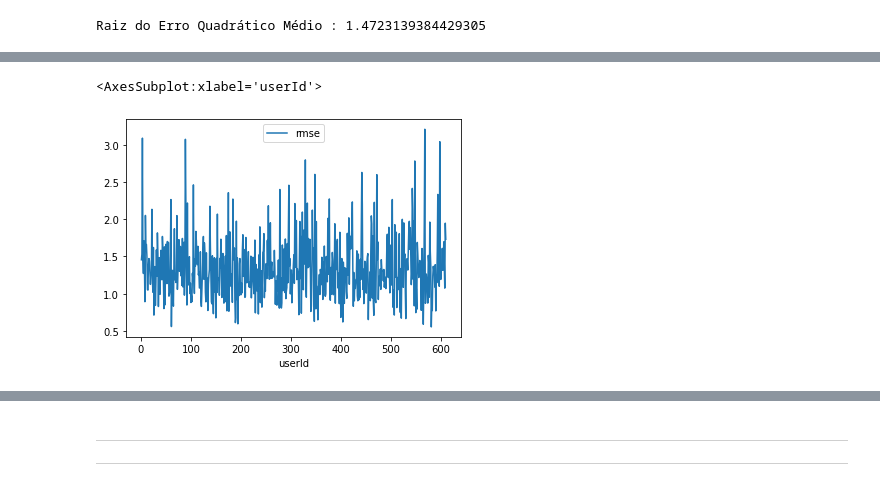
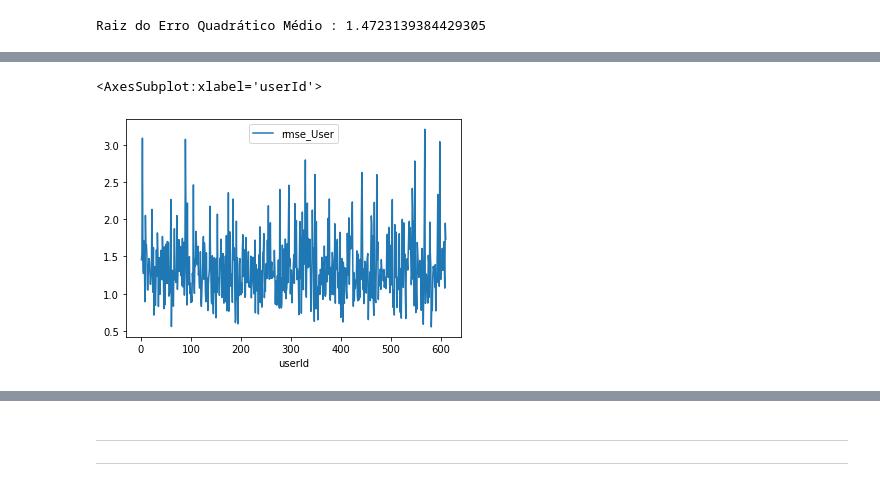
Before and after one commit to xnes/recsys, a Jupyter notebook: rec_sys_apresentacao.ipynb, the cells around one changed output, grey strips where cells are left out. Saved outputs shown, nothing was run; the diff lists cells and outputs as text; code cells hidden in the pictures.

```diff
--- a/rec_sys_apresentacao.ipynb
+++ b/rec_sys_apresentacao.ipynb
@@ -178,13 +185,8 @@ $$r_{xy} =\frac{\sum ^n _{i=1}(x_i - \bar{x})(y_i - \bar{y})}{\sqrt{\sum ^n _{i=
-# %%
-# DEPRECATED: APRESENTAVA ALGUNS ERRROS E VOLTAVA UMA LISTA
-#def obter_mais_similares(target, matriz_similaridade, matriz_dados, k = 25):
-#    todas_similaridades = matriz_similaridade.loc[target].to_numpy()     #criar um array com a linha do target na matrix de similaridades
-#    k_mais_similares = matriz_dados.index[todas_similaridades.argpartition(-k)[-k-1:-1]] #seleciona os k com similaridade mais alta no vetor excluindo ele mesmo
-#    return k_mais_similares
-def obter_mais_similares(target, matriz_similaridade, matriz_dados, k = 25):
-    similares = matriz_similaridade.loc[target].sort_values(ascending=False).drop(target)
-    similares = similares[similares!=0]
-    return similares.iloc[:k]
+# %%
+def obter_mais_similares(target, matriz_similaridade, k = 25, min_score = 0):
+    similares = matriz_similaridade.loc[target].sort_values(ascending=False).drop(target)
+    similares = similares[similares >= min_score]
+    return similares.iloc[:k]
 # %% [markdown]
 ### Matriz de filmes não vistos pelo usuário target e que receberam notas dos usuários mais similares
 # %%
@@ -218,7 +220,7 @@ $$ notaMédia = {\sum coeficiente * nota \over \sum coeficiente} $$
 # %%
 def predizer_notas(target, filmes, matriz_similaridade = users_cosine, matriz_dados = moviesX_usersY, k=25, min_threshold=0):
                                             # min_threshold: qtd mínima de notas para ser considerada ao recomendar um filme
-    similares = obter_mais_similares(target, matriz_similaridade, matriz_dados, 25)
+    similares = obter_mais_similares(target, matriz_similaridade, 25)
 
     resultado = pd.DataFrame(columns=filmes, index=['User Pred', '# Notas'] )
     resultado.columns.name = 'movieId'
@@ -321,8 +323,9 @@ print("Raiz do Erro Quadrático Médio :", testar_predicao_user_based(402))
 Raiz do Erro Quadrático Médio : 1.4723139384429305
 # %%
 usuarios = moviesX_usersY.index
-desvio_padrao = pd.DataFrame(index = usuarios)
+estatistica_user_based = pd.DataFrame(index = usuarios)
 for i in usuarios:
-    desvio_padrao.at[i,"rmse"]=testar_predicao_user_based(i)
-desvio_padrao['rmse'].std()
+    estatistica_user_based.at[i,"rmse_User"]=testar_predicao_user_based(i)
+estatistica_user_based['rmse_User'].std()
+estatistica_user_based.describe()
 # %% [output]
@@ -330,5 +341,5 @@ desvio_padrao['rmse'].std()
 # %%
-desvio_padrao.plot()
+estatistica_user_based.plot()
 # %% [output]
 <AxesSubplot:xlabel='userId'>
-[figure, old version]
+[figure, new version]
```
Also changed, not shown: parts of 31 cells of this notebook, 1 other file.
